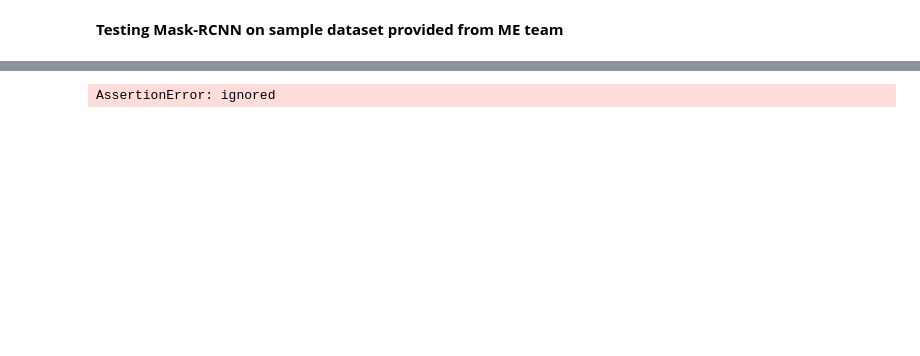
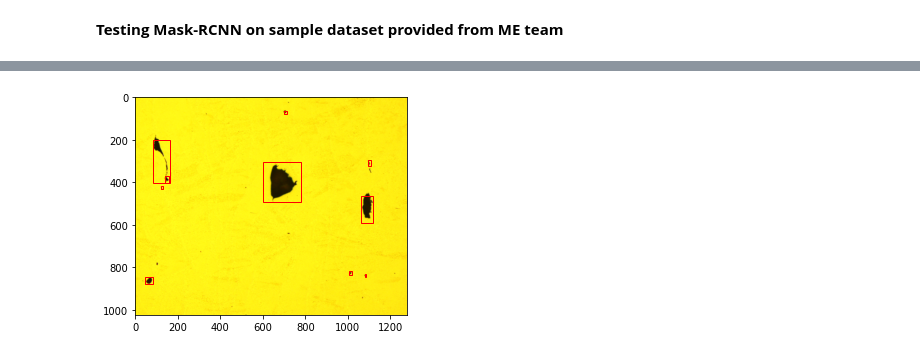
Before and after one commit to cabroderick/ML-AM-MQP, a Jupyter notebook: mask_rcnn.ipynb, the cells around one changed output, grey strips where cells are left out. Saved outputs shown, nothing was run; the diff lists cells and outputs as text; code cells hidden in the pictures; blank space fills up the shorter version.

```diff
--- a/mask_rcnn.ipynb
+++ b/mask_rcnn.ipynb
@@ -268,38 +345,55 @@ AttributeError: ignored
 # %%
-# model_path = 'custom_maskrcnn_weights.h5'
-# model.keras_model.save_weights(model_path)
+#################################
+# Draw bounding boxes
+#################################
+from keras.preprocessing.image import load_img
+from keras.preprocessing.image import img_to_array
+from mrcnn.config import Config
+from mrcnn.model import MaskRCNN
+from matplotlib import pyplot
+from matplotlib.patches import Rectangle
+
+IMG_PATH = '/content/drive/MyDrive/MQP/Trial/H6_subset/A1H6COL_22.tif'
+WEIGHTS_PATH = 'custom_mrcnn_coco.h5'
 
 # draw an image with detected objects
 def draw_image_with_boxes(filename, boxes_list):
      # load the image
      data = pyplot.imread(filename)
      # plot the image
      pyplot.imshow(data)
      # get the context for drawing boxes
      ax = pyplot.gca()
      # plot each box
      for box in boxes_list:
           # get coordinates
           y1, x1, y2, x2 = box
           # calculate width and height of the box
           width, height = x2 - x1, y2 - y1
           # create the shape
           rect = Rectangle((x1, y1), width, height, fill=False, color='red')
           # draw the box
           ax.add_patch(rect)
      # show the plot
      pyplot.show()
 
+# define the test configuration
+class TestConfig(Config):
+     NAME = "test"
+     GPU_COUNT = 1
+     IMAGES_PER_GPU = 1
+     NUM_CLASSES = 4
+
+# define the model
+rcnn = MaskRCNN(mode='inference', model_dir='./', config=TestConfig())
+# load coco model weights
+rcnn.load_weights(WEIGHTS_PATH, by_name=True)
 # load photograph
-img = load_img('/root/ML-AM-MQP/Data/Trial/H6/A1H6COL_10X_BF_ZUYL_27.tif')
+img = load_img(IMG_PATH)
 img = img_to_array(img)
-
-model = MaskRCNN(mode='inference', model_dir='./', config=CustomConfig())
-model.load_weights('/root/ML-AM-MQP/Data/Trial/Labeled H6/custom_maskrcnn_weights.h5', by_name=True, exclude=["mrcnn_class_logits", "mrcnn_bbox_fc",  "mrcnn_bbox", "mrcnn_mask"])
-
 # make prediction
-results = model.detect(img, verbose=0)
+results = rcnn.detect([img], verbose=0)
 # visualize the results
-draw_image_with_boxes('/root/ML-AM-MQP/Data/Trial/H6/A1H6COL_10X_BF_ZUYL_27.tif', results[0]['rois'])
+draw_image_with_boxes(IMG_PATH, results[0]['rois'])
 # %% [output]
-AssertionError: ignored
+[figure, added]
```
Also changed, not shown: parts of 10 cells of this notebook.
